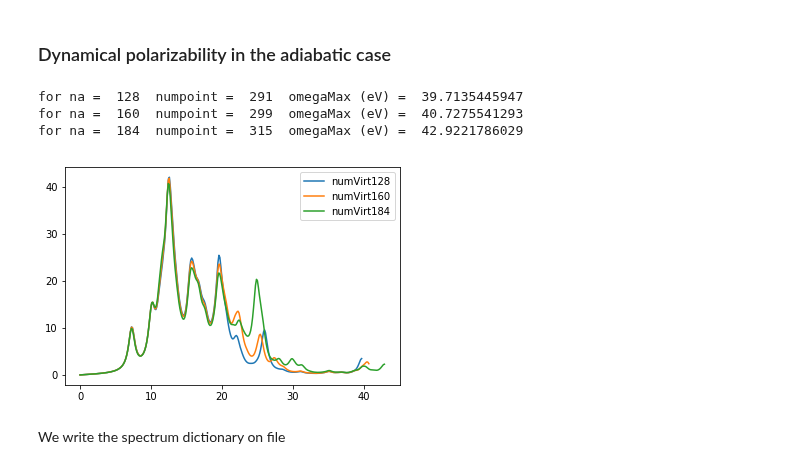
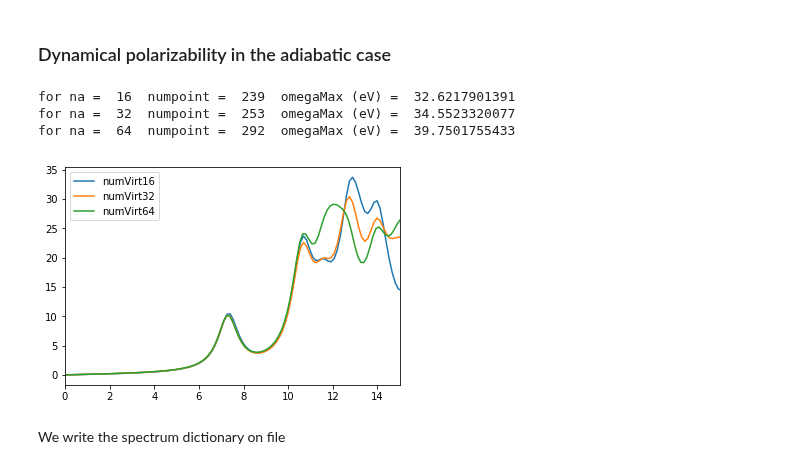
Before and after one commit to luigigenovese/KPM-nb, a Jupyter notebook: POLARIZABILITY/CO/free-bc/Linear_Response_Dynamical_Polarizability.ipynb, the cells around one changed output. Drawn from its saved outputs; the diff is of its cells as text; code cells hidden in the pictures.

```diff
--- a/POLARIZABILITY/CO/free-bc/Linear_Response_Dynamical_Polarizability.ipynb
+++ b/POLARIZABILITY/CO/free-bc/Linear_Response_Dynamical_Polarizability.ipynb
@@ -68,7 +68,7 @@ Executing command:  mpirun -np 4 $BIGDFT_ROOT/bigdft -n Rmult_9.0_numVirt_184 -d
 # %% [markdown]
 Read the dipoles and coupling matrix (for a single value of rVal specified by rmultInd)
 # %%
-rmultInd = 1
+rmultInd = 0
 print 'Read data for rmult = ', rVal[rmultInd]
 print 'Maximum value of virtual orbitals = ', virtMax[rmultInd]
 print ''
@@ -93,7 +93,7 @@ np.allclose(Cmat,Cmat.T,atol=1.e-12)
 True
 # %%
 numOrb = 5
-#nalpha = [16,32,64,96,128,160,192,224,256,virtMax[rmultInd]] #rmult 7.0
-nalpha = [16,32,64,96,128,160,virtMax[rmultInd]] #rmult 9.0
+nalpha = [16,32,64,96,128,160,192,224,256,virtMax[rmultInd]] #rmult 7.0
+#nalpha = [16,32,64,96,128,160,virtMax[rmultInd]] #rmult 9.0
 nalpha
 # %% [output]
@@ -153,19 +156,20 @@ Write statical polarizability data for rmult =  9.0
 # %%
 reload(R)
 %matplotlib inline
-nalphaPlot = [192,256,virtMax[rmultInd]] #rmult 7
-nalphaPlot = [128,160,virtMax[rmultInd]] #rmult 9
+#nalphaPlot = [128,256,virtMax[rmultInd]] #rmult 7
+nalphaPlot = [16,32,64] #rmult 7 (low energy spectrum)
+#nalphaPlot = [128,160,virtMax[rmultInd]] #rmult 9
 spectrum = R.evalSpectrum(eigenproblems,nalphaPlot)
 for na in nalphaPlot:
     plt.plot(spectrum[na]['omega'],spectrum[na]['imagPart'],label='numVirt'+str(na))
 plt.legend()
-#plt.xlim(0,50)
+plt.xlim(0,15)
 plt.show()
 # %% [output]
-for na =  128  numpoint =  291  omegaMax (eV) =  39.7135445947
-for na =  160  numpoint =  299  omegaMax (eV) =  40.7275541293
-for na =  184  numpoint =  315  omegaMax (eV) =  42.9221786029
+for na =  16  numpoint =  239  omegaMax (eV) =  32.6217901391
+for na =  32  numpoint =  253  omegaMax (eV) =  34.5523320077
+for na =  64  numpoint =  292  omegaMax (eV) =  39.7501755433
-[figure, old version]
+[figure, new version]
 # %% [markdown]
 We write the spectrum dictionary on file
 # %%
```
Also changed, not shown: parts of 7 cells of this notebook, 9 other files.
